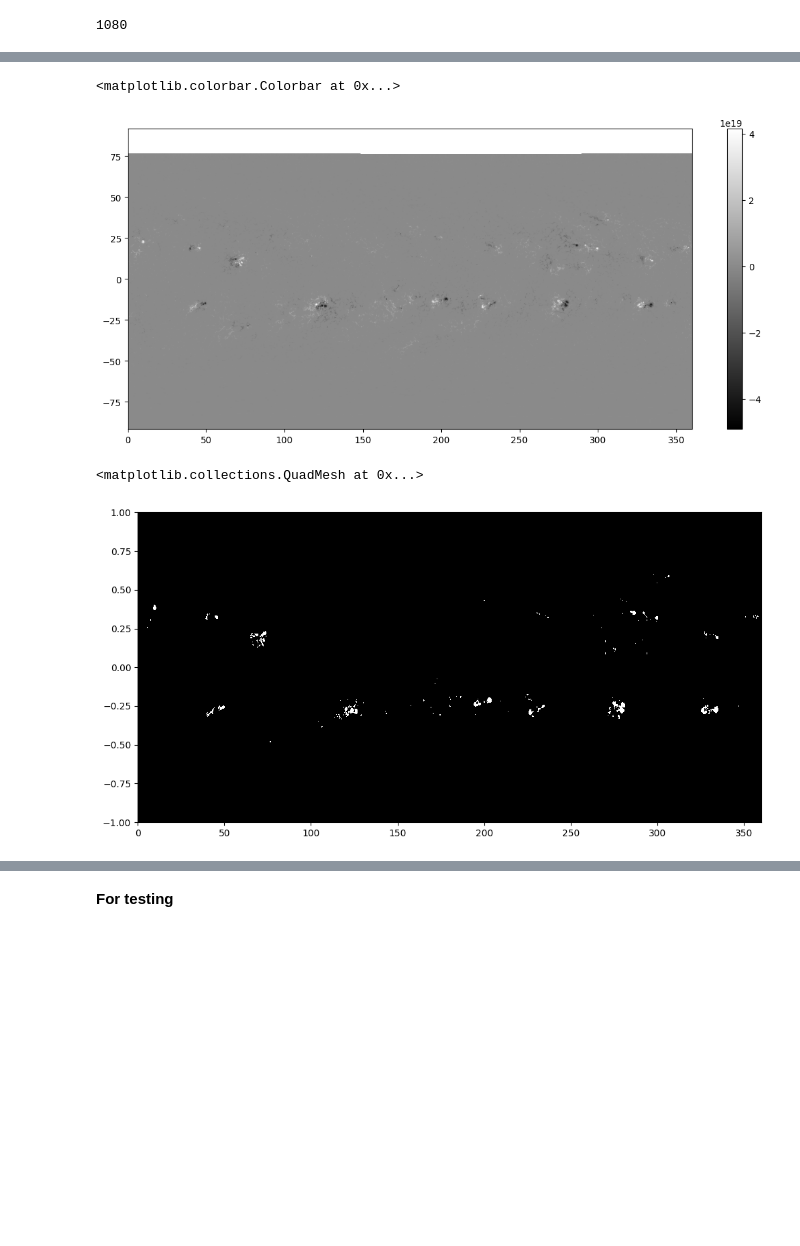
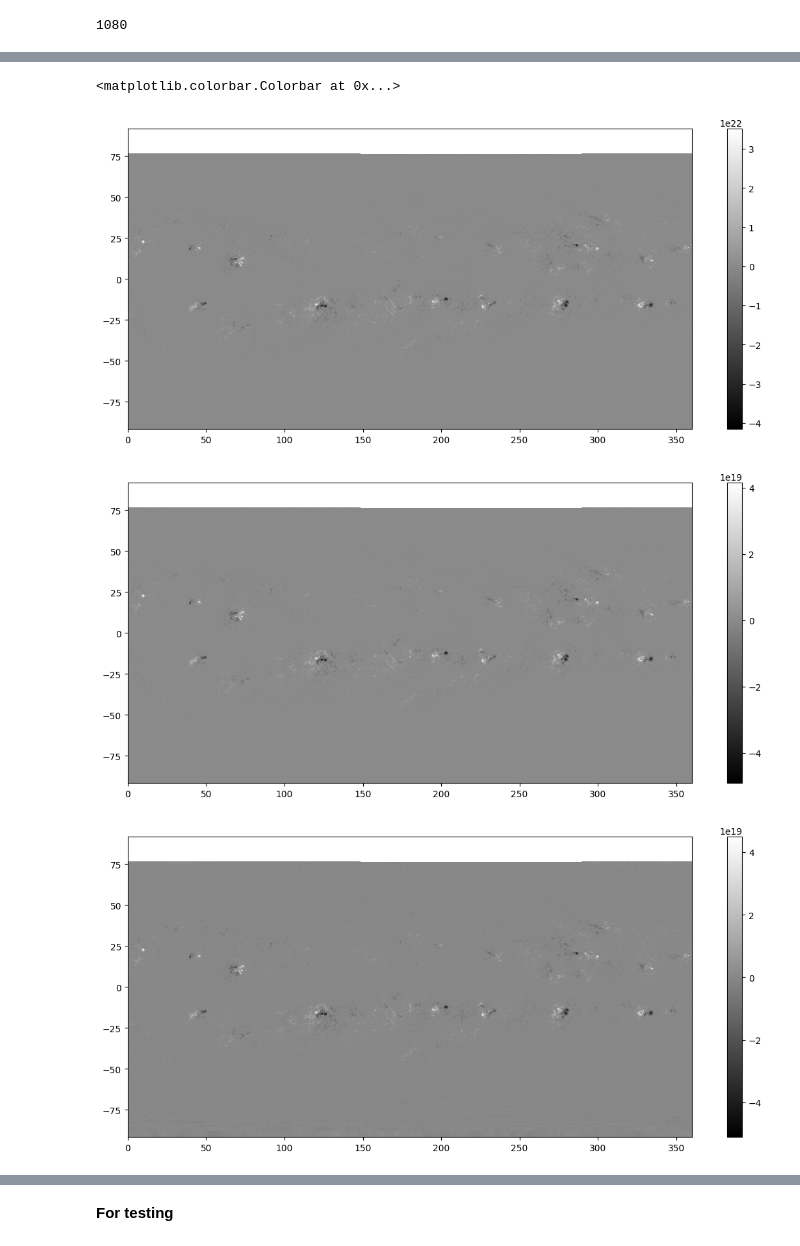
Before and after one commit to Samapti25/solar, a Jupyter notebook: carringtonmaps.ipynb, the cells around one changed output, grey strips where cells are left out. Cells and saved outputs as stored; diff of their text form; code cells hidden in the pictures; blank space fills up the shorter version.

```diff
--- a/carringtonmaps.ipynb
+++ b/carringtonmaps.ipynb
@@ -148,8 +108,12 @@ latitude=[]
 colatitude =[]
 sincolatitude=[]
 flux=[]
-flux_rad =[]
+flux_rad1 =[]
+flux_rad2 =[]
+Area1=[]
+Area2=[]
 R_sun = 6.96e10
+d_sinlat=2/(ny-1)
 
 
 
@@ -158,8 +122,12 @@ for i in range (ny):
   d_sinlat=2/(ny-1)
   dtheta_rad=np.arcsin(d_sinlat)
   d_theta= np.arcsin(d_sinlat)*(180/np.pi)
+  d_colat=90-(d_theta)
+  dcolat_rad=(d_colat*np.pi)/180
+
 
   Latitude =np.arcsin(sin_lat)*(180/np.pi)
+  Latitude_rad=  (Latitude*np.pi)/180
   colat=90-(Latitude)
   colat_rad = (colat*np.pi)/180
 
@@ -174,9 +142,20 @@ for i in range (ny):
 
     longitude.append(Longitude)
   b= data[i]
+  area1=np.sin(colat_rad)*(R_sun**2)*(dcolat_rad)*(dlon_rad)
+  area2=np.cos(Latitude_rad)*(R_sun**2)*(dtheta_rad)*(dlon_rad)
+  Area1.append(area1)
+  Area2.append(area2)
 
-  phi_rad=(b)*np.sin(colat_rad)*(R_sun**2)*(dtheta_rad)*(dlon_rad)
+  phi_rad1=(b)*np.sin(colat_rad)*(R_sun**2)*(dcolat_rad)*(dlon_rad)
+  phi_rad2=(b)*area2
 
-  flux_rad.append(phi_rad)
-
+  flux_rad1.append(phi_rad1)
+  flux_rad2.append(phi_rad2)
+flux=(data)*(R_sun**2)*(d_sinlat)*(dlon_rad)
+S= (R_sun**2)*(d_sinlat)*(dlon_rad)
+print(S)
+print(latitude[:5])
 #print(flux)
+print(d_theta)
+print(dtheta_rad)
@@ -183,14 +211,27 @@ for i in range (ny):
 # %%
 
 
 
 fig=plt.figure(figsize=(14,6))
 x,y=np.meshgrid(lon, lat )
-plt.pcolormesh(x,y,flux_rad, cmap='gray')
+plt.pcolormesh(x,y,flux_rad1, cmap='gray')
 plt.colorbar()
+
+
+fig=plt.figure(figsize=(14,6))
+x,y=np.meshgrid(lon, lat )
+plt.pcolormesh(x,y,flux_rad2, cmap='gray')
+plt.colorbar()
+
+fig=plt.figure(figsize=(14,6))
+x,y=np.meshgrid(lon, lat )
+plt.pcolormesh(x,y,flux, cmap='gray')
+plt.colorbar()
 # %% [output]
 <matplotlib.colorbar.Colorbar at 0x...>
-[figure, old version]
+[figure, new version]
+[figure, added]
+[figure, added]
 # %%
 fluxthres=1e19
 
@@ -203,9 +244,6 @@ fig = plt.figure(figsize=(12,6))
 
 x,y=np.meshgrid(lon, lat )
 plt.pcolormesh(X,Y,binary_mask, cmap='gray')
-# %% [output]
-<matplotlib.collections.QuadMesh at 0x...>
-[figure, removed]
 # %%
 lon=np.array(longitude)
 lat=np.array(latitude)
```
Also changed, not shown: parts of 15 cells of this notebook.
